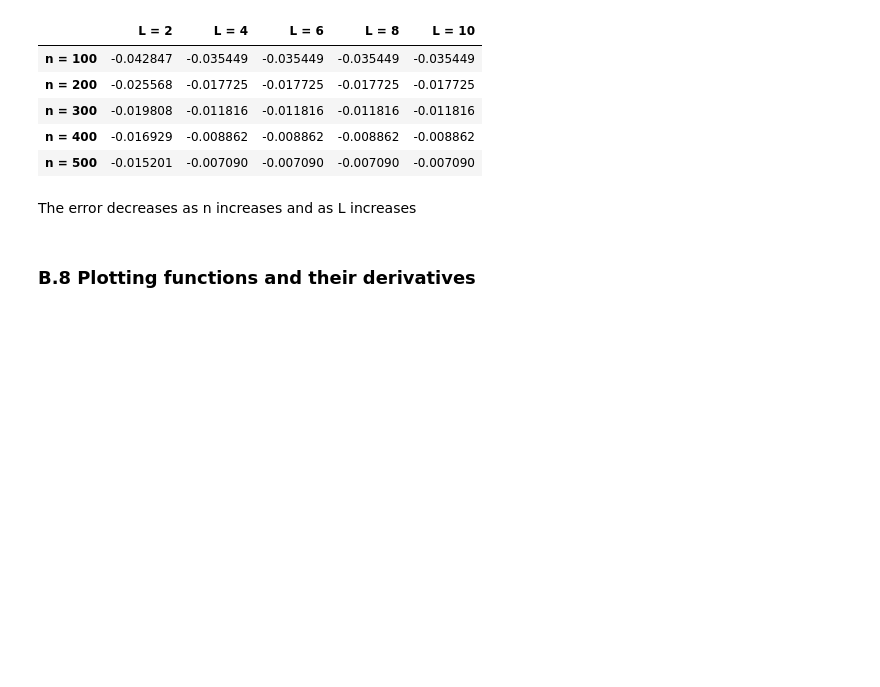
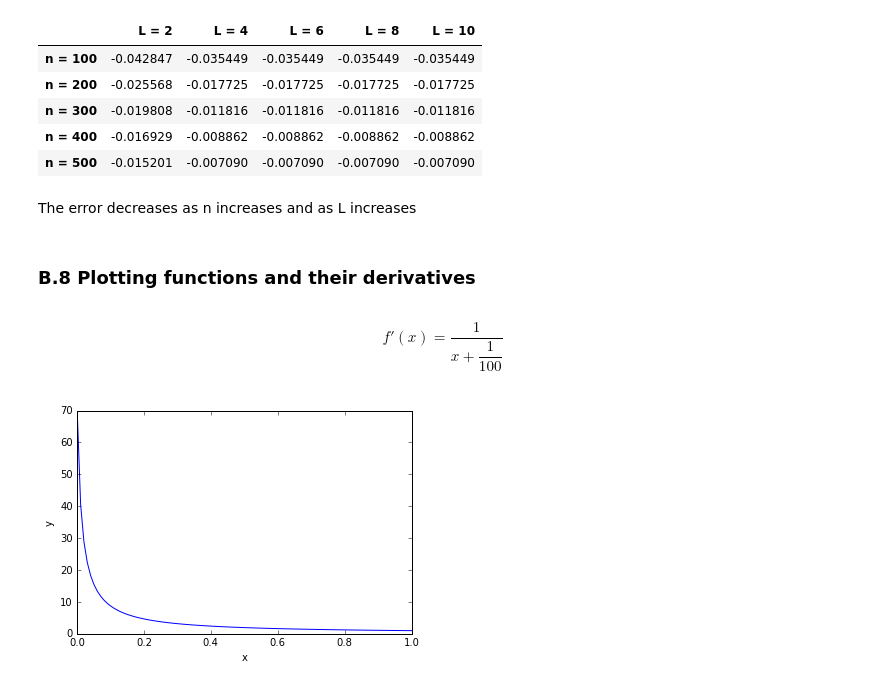
Before and after one commit to chapman-phys227-2016s/hw-5-ChinmaiRaman, a Jupyter notebook: HW5.ipynb, the cells around one changed output. Drawn from its saved outputs; the diff is of its cells as text; code cells hidden in the pictures; blank space fills up the shorter version.

```diff
--- a/HW5.ipynb
+++ b/HW5.ipynb
@@ -157,3 +158,9 @@ p3.error()
 The error decreases as n increases and as L increases
 # %% [markdown]
 ### B.8 Plotting functions and their derivatives
+# %% [markdown]
+$$f'(x)={\dfrac{1}{x+\dfrac{1}{100}}}$$
+# %%
+p4.graph(p4.diff(p4.f, 1/1000, 1, 100))
+# %% [output]
+[figure, added]
```
Also changed, not shown: parts of 9 cells of this notebook.
